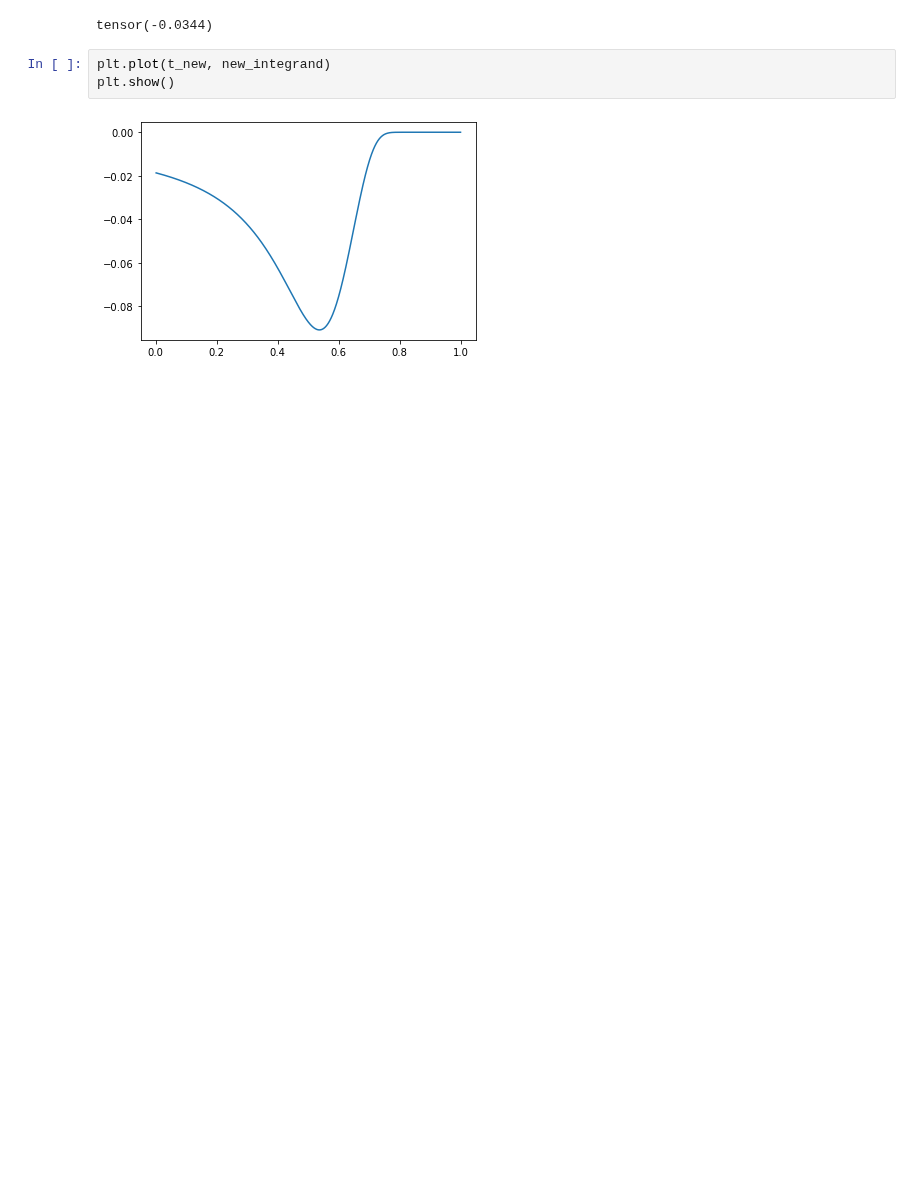
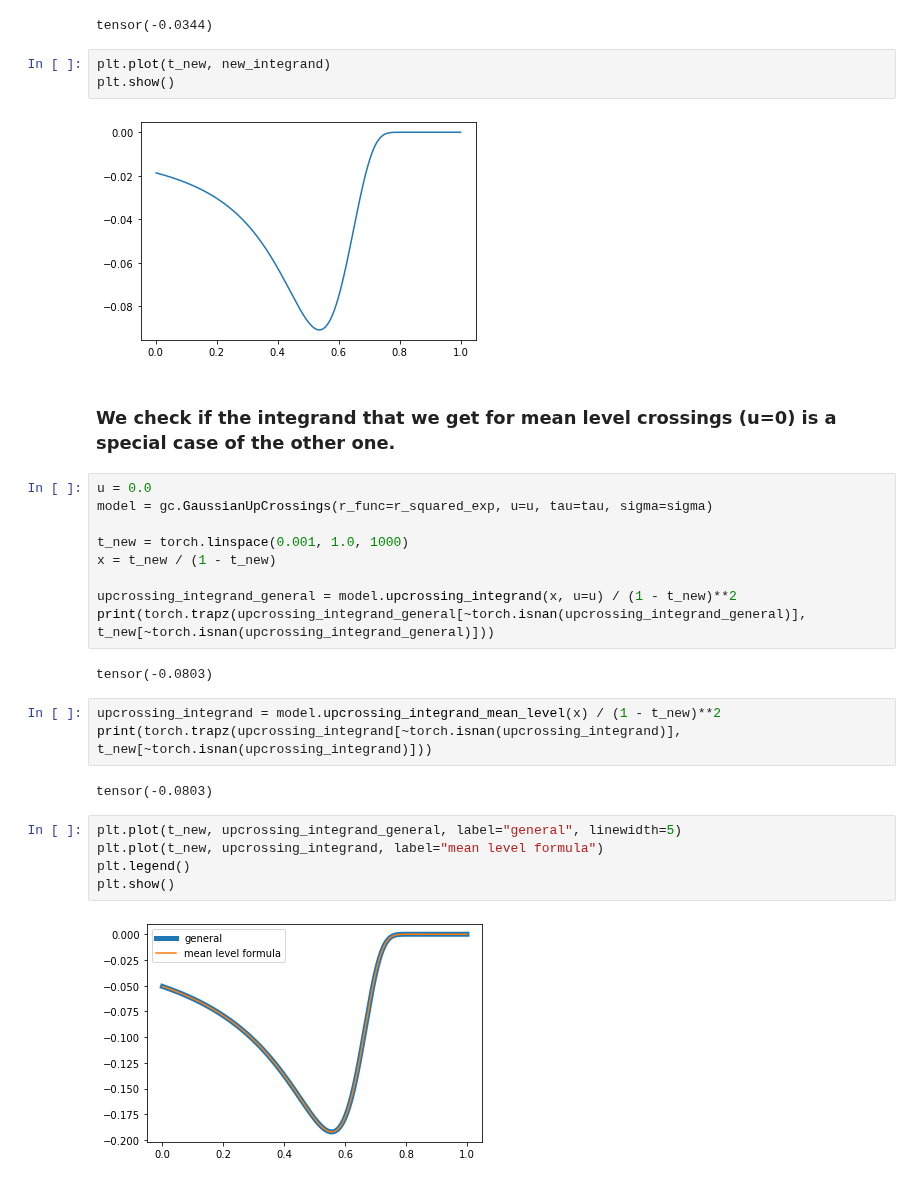
Before and after one commit to shivangrawat/gaussian-crossings, a Jupyter notebook: examples/test.ipynb, the cells around one changed output. Drawn from its saved outputs; the diff is of its cells as text; blank space fills up the shorter version.

Commit message:
added and verified formulae for mean level crossings

```diff
--- a/examples/test.ipynb
+++ b/examples/test.ipynb
@@ -178,3 +180,28 @@ plt.plot(t_new, new_integrand)
 plt.show()
 # %% [output]
 [figure]
+# %% [markdown]
+### We check if the integrand that we get for mean level crossings (u=0) is a special case of the other one.
+# %%
+u = 0.0
+model = gc.GaussianUpCrossings(r_func=r_squared_exp, u=u, tau=tau, sigma=sigma)
+
+t_new = torch.linspace(0.001, 1.0, 1000)
+x = t_new / (1 - t_new)
+
+upcrossing_integrand_general = model.upcrossing_integrand(x, u=u) / (1 - t_new)**2
+print(torch.trapz(upcrossing_integrand_general[~torch.isnan(upcrossing_integrand_general)], t_new[~torch.isnan(upcrossing_integrand_general)]))
+# %% [output]
+tensor(-0.0803)
+# %%
+upcrossing_integrand = model.upcrossing_integrand_mean_level(x) / (1 - t_new)**2
+print(torch.trapz(upcrossing_integrand[~torch.isnan(upcrossing_integrand)], t_new[~torch.isnan(upcrossing_integrand)]))
+# %% [output]
+tensor(-0.0803)
+# %%
+plt.plot(t_new, upcrossing_integrand_general, label="general", linewidth=5)
+plt.plot(t_new, upcrossing_integrand, label="mean level formula")
+plt.legend()
+plt.show()
+# %% [output]
+[figure, added]
```
Also changed, not shown: parts of 5 cells of this notebook, 1 other file.
